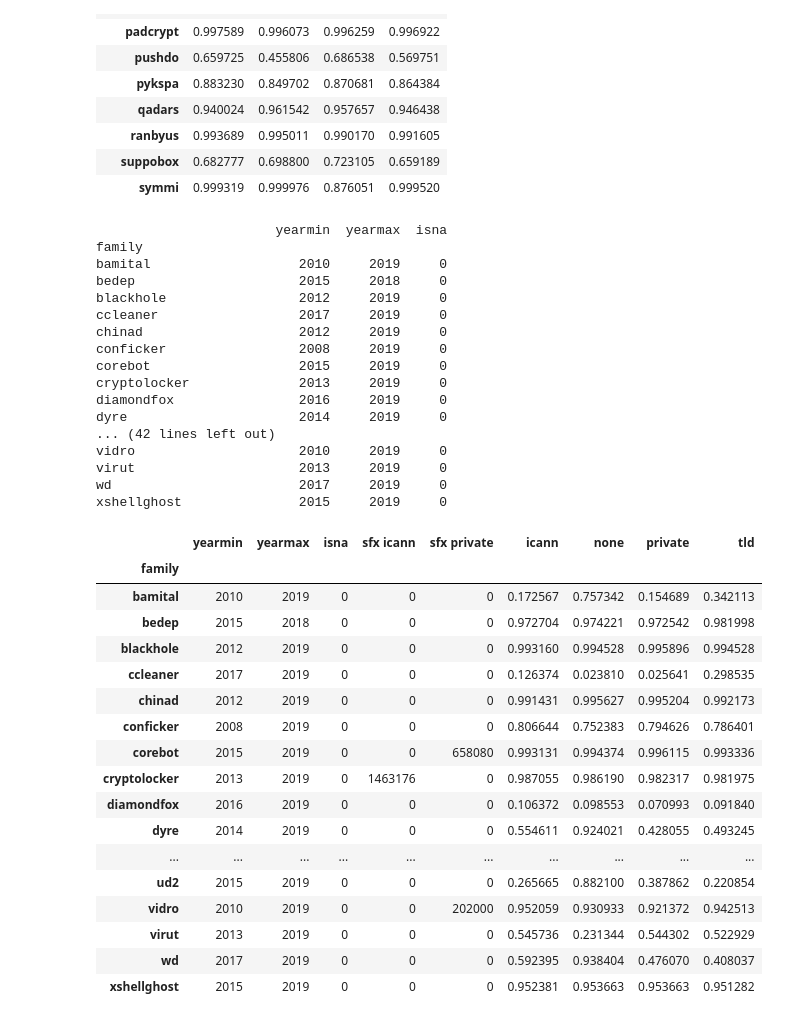
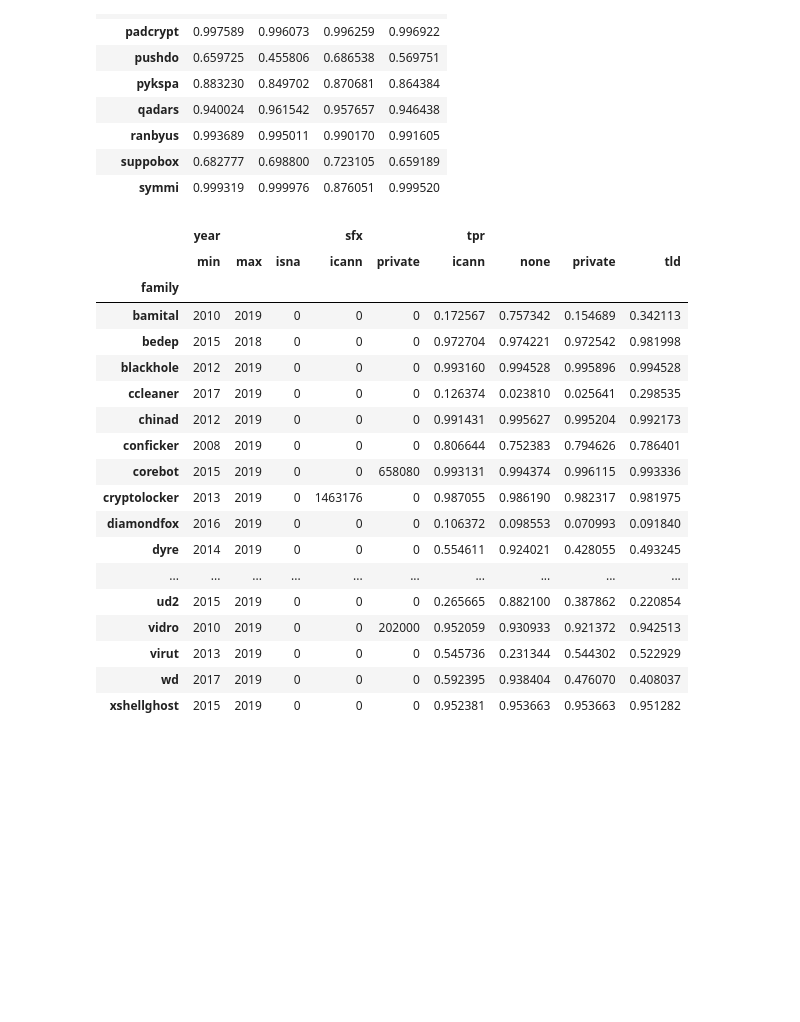
Before and after one commit to princio/dga-detection-analysis-framework, a Jupyter notebook: scripts/lstm/dac/main.ipynb, the cells around one changed output. Cells and saved outputs as stored; diff of their text form; code cells hidden in the pictures; blank space fills up the shorter version.

```diff
--- a/scripts/lstm/dac/main.ipynb
+++ b/scripts/lstm/dac/main.ipynb
@@ -108,8 +108,6 @@ from IPython.display import Markdown
 
 DF_GRP = None
 for nn in ['none', 'icann', 'tld', 'private']:
-
-    display(Markdown(f"# {nn}"))
 
     DF_DAC_LSTM['tp'] = (DF_DAC_LSTM[f'eps_{nn}'] > 0.5) & (DF_DAC_LSTM['tranco_rank'].isna())
 
@@ -130,7 +128,7 @@ for nn in ['none', 'icann', 'tld', 'private']:
 
 DF_GRP
 
-#
+# 1m9s
 # %% [output]
 # none
 # icann
@@ -289,36 +298,22 @@ tmp.loc[tmp.index.intersection(families)]
 # %%
 
 dfg = DF_GRP.copy()
 
 year = dfg[['family', 'year']].groupby('family').aggregate(['min', 'max', lambda x: x.isna().sum()])
-year.columns = ['yearmin', 'yearmax', 'isna']
+year.columns = ['min', 'max', 'isna']
+year.columns = pd.MultiIndex.from_product([['year'], year.columns])
 year = year.astype(int)
+
 suffix = dfg[['family', 'icann', 'private']].groupby('family').sum()
-suffix.columns = [ 'sfx icann', 'sfx private' ]
-tpr = dfg[['family', 'tpr', 'nn']].groupby(['family', 'nn']).agg({'tpr': 'mean'}).unstack(1).droplevel(level=0, axis=1)
-print(year)
+suffix.columns = pd.MultiIndex.from_product([['sfx'], ['icann', 'private']])
+
+tpr = dfg[['family', 'tpr', 'nn']].groupby(['family', 'nn']).agg({'tpr': 'mean'}).unstack(1)
 DF_compare = year.join(suffix).join(tpr)
 # tpr
 DF_compare
 # %% [output]
-                       yearmin  yearmax  isna
-family
-bamital                   2010     2019     0
-bedep                     2015     2018     0
-blackhole                 2012     2019     0
-ccleaner                  2017     2019     0
-chinad                    2012     2019     0
-conficker                 2008     2019     0
-corebot                   2015     2019     0
-cryptolocker              2013     2019     0
-diamondfox                2016     2019     0
-dyre                      2014     2019     0
-... (42 lines left out)
-vidro                     2010     2019     0
-virut                     2013     2019     0
-wd                        2017     2019     0
-xshellghost               2015     2019     0
-|  | yearmin | yearmax | isna | sfx icann | sfx private | icann | none | private | tld |
+|  | year |  |  | sfx |  | tpr |  |  |  |
+|  | min | max | isna | icann | private | icann | none | private | tld |
 | family |  |  |  |  |  |  |  |  |  |
 | bamital | 2010 | 2019 | 0 | 0 | 0 | 0.172567 | 0.757342 | 0.154689 | 0.342113 |
 | bedep | 2015 | 2018 | 0 | 0 | 0 | 0.972704 | 0.974221 | 0.972542 | 0.981998 |
```
Also changed, not shown: parts of 3 cells of this notebook, 12 other files.
